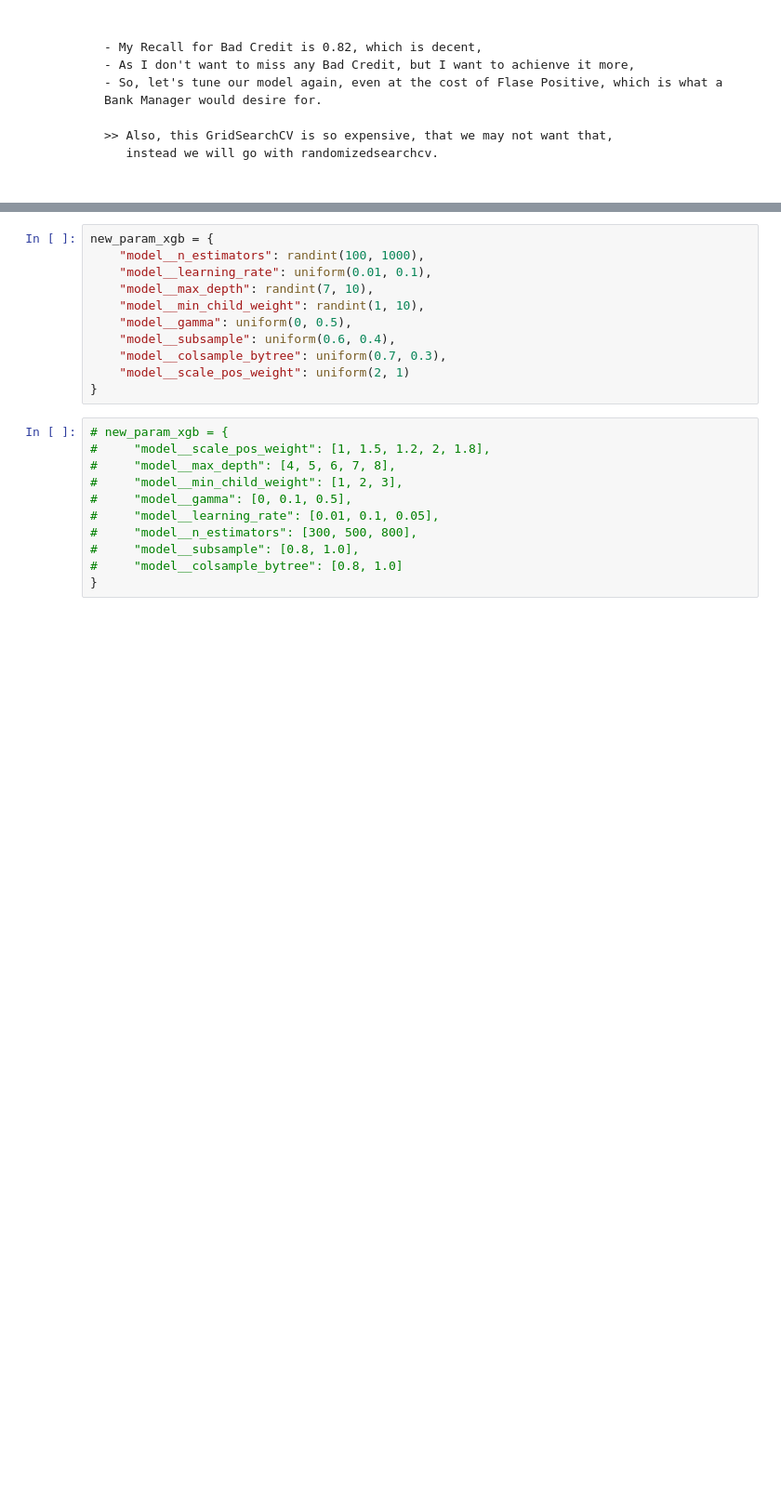
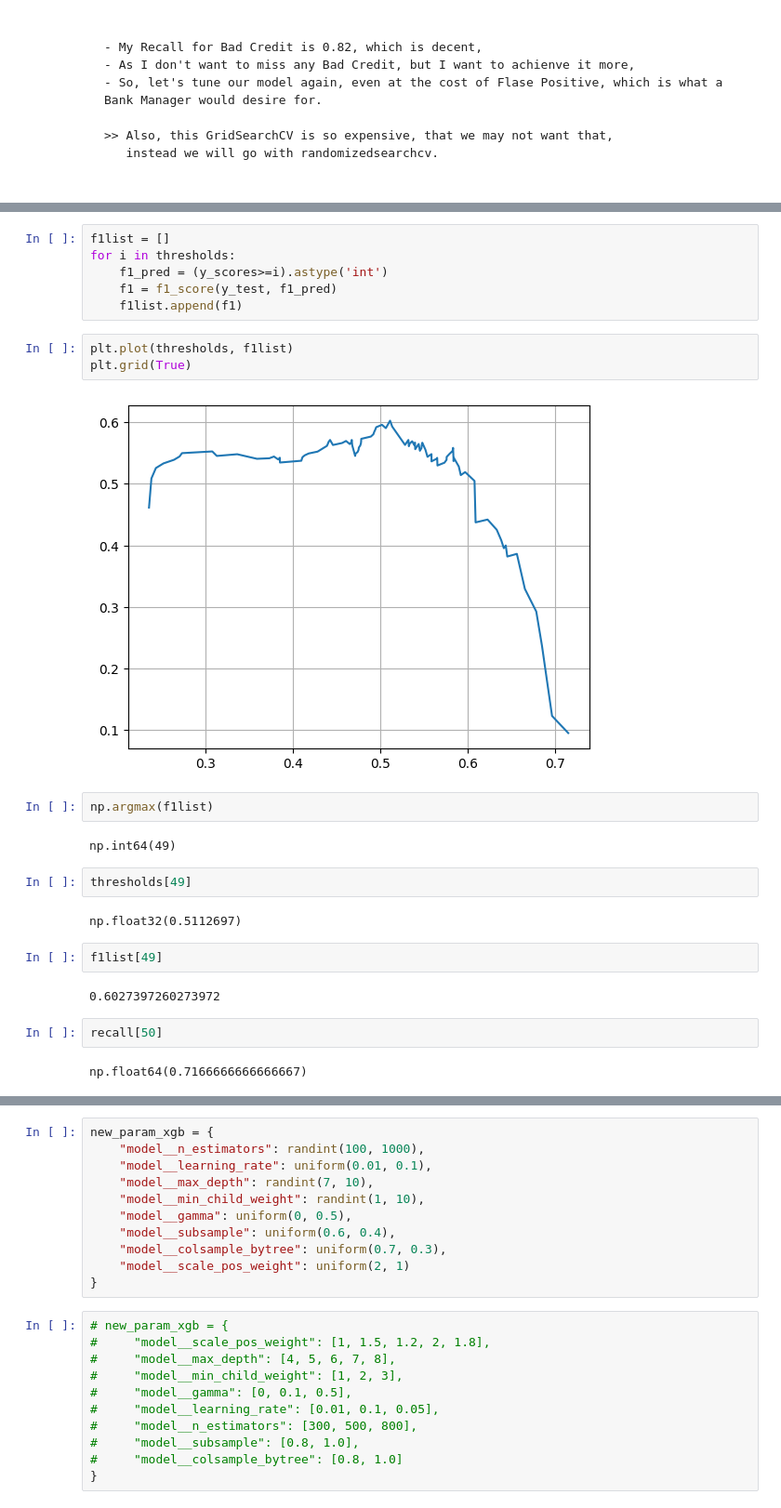
Before and after one commit to ashiq-km/Credit-Risk-Analysis---German-Bank-, a Jupyter notebook: notebooks/xgboost_test.ipynb, the cells around one changed output, grey strips where cells are left out. Shown: that part at 93% size. Cells and saved outputs as stored; diff of their text form; blank space fills up the shorter version.

```diff
--- a/notebooks/xgboost_test.ipynb
+++ b/notebooks/xgboost_test.ipynb
@@ -204,0 +296,27 @@ weighted avg       0.78      0.71      0.73       200
+# %%
+f1list = []
+for i in thresholds:
+    f1_pred = (y_scores>=i).astype('int')
+    f1 = f1_score(y_test, f1_pred)
+    f1list.append(f1)
+# %%
+plt.plot(thresholds, f1list)
+plt.grid(True)
+# %% [output]
+[figure, added]
+# %%
+np.argmax(f1list)
+# %% [output]
+np.int64(49)
+# %%
+thresholds[49]
+# %% [output]
+np.float32(0.5112697)
+# %%
+f1list[49]
+# %% [output]
+0.6027397260273972
+# %%
+recall[50]
+# %% [output]
+np.float64(0.7166666666666667)
```
Also changed, not shown: parts of 22 cells of this notebook, 5 other files.
